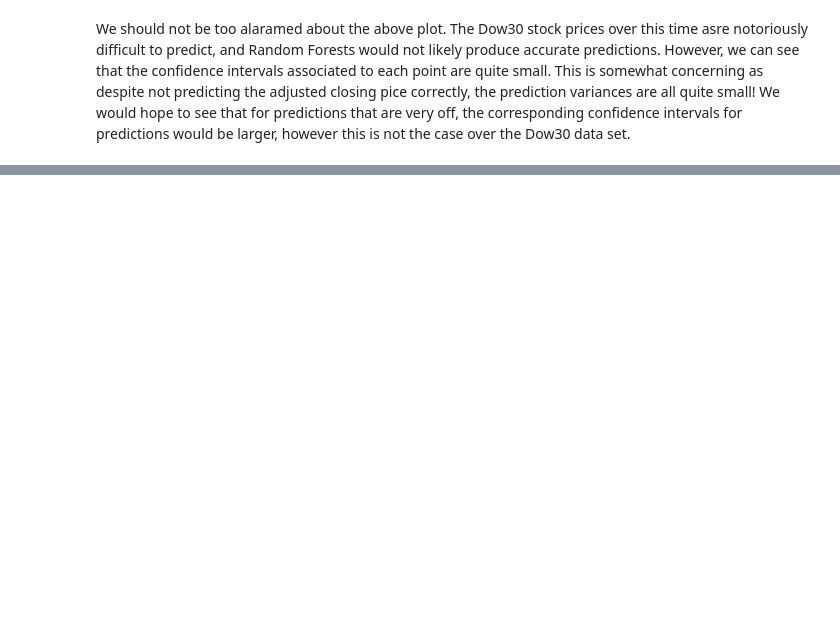
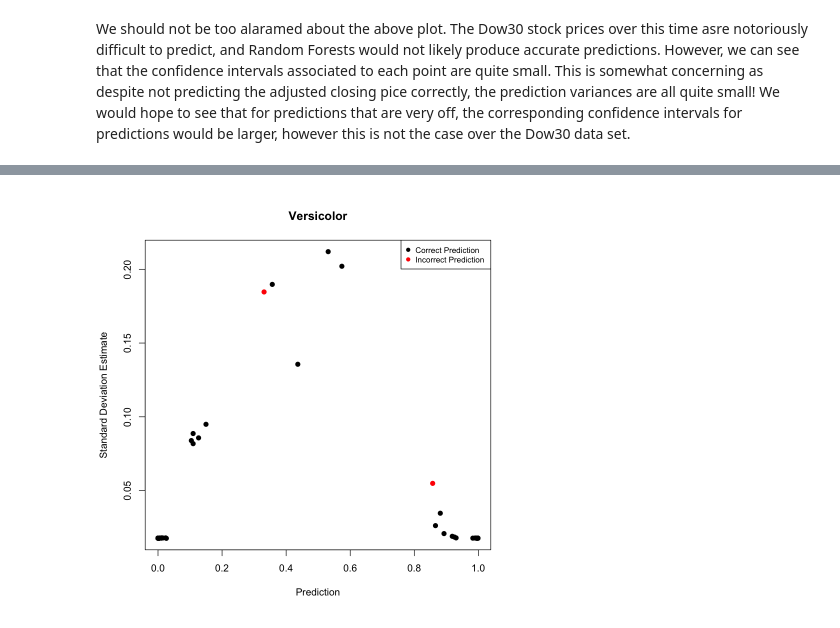
Before and after one commit to lewisblake/CSCI575, a Jupyter notebook: TheoryProject/experiments.ipynb, the cells around one changed output, grey strips where cells are left out. Drawn from its saved outputs; the diff is of its cells as text; code cells hidden in the pictures; blank space fills up the shorter version.

```diff
--- a/TheoryProject/experiments.ipynb
+++ b/TheoryProject/experiments.ipynb
@@ -396,0 +526,12 @@ We should not be too alaramed about the above plot. The Dow30 stock prices over
+# %%
+plot(pred_iris$predictions[,2], pred_iris$se[,2],
+    pch = 19,
+    col = factor(iris_correct_versicolor),
+    xlab = "Prediction",
+    ylab = "Standard Deviation Estimate",
+    main = "Versicolor"
+    )
+legend("topright", legend=c("Correct Prediction", "Incorrect Prediction"),
+       col=c("black", "red"), pch = 19, cex=0.8)
+# %% [output]
+[figure, added]
```
Also changed, not shown: parts of 18 cells of this notebook.
